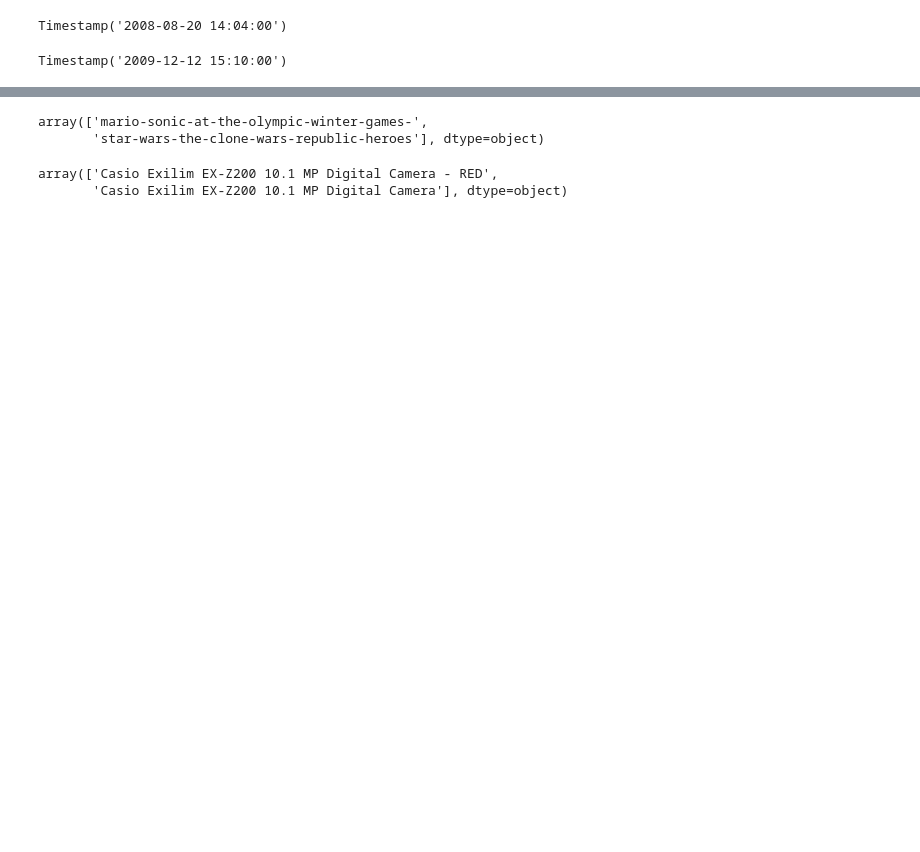
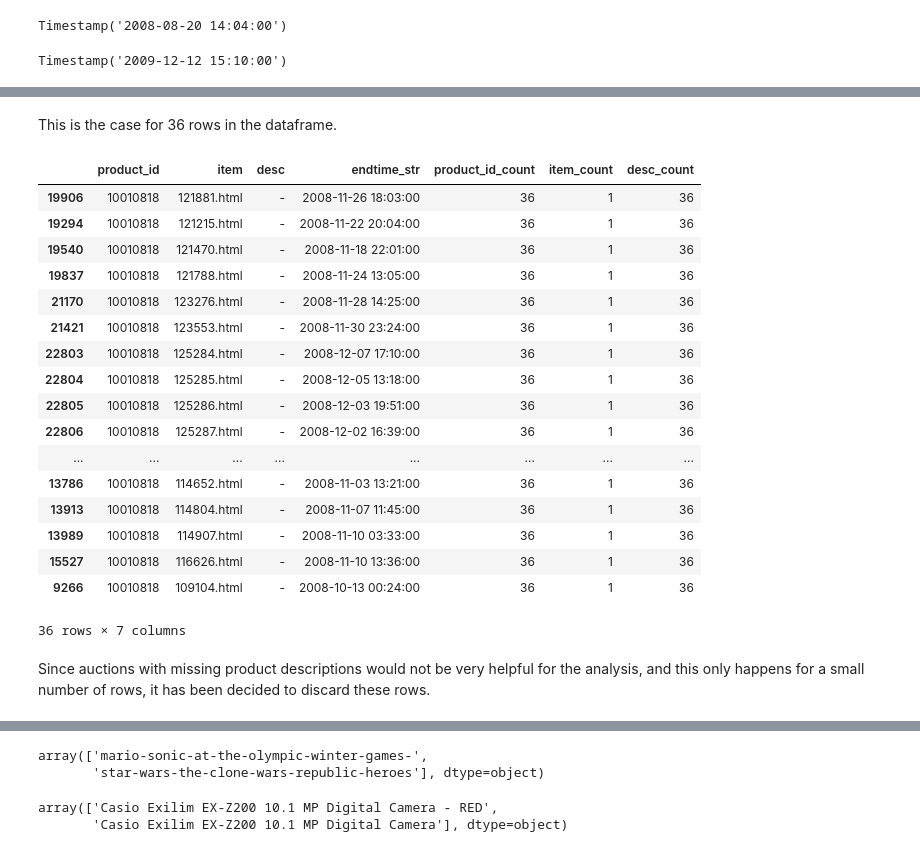
Before and after one commit to sergio-valmorisco-sierra/tfm_data_science_sergio_valmorisco_sierra, a Jupyter notebook: Estadisticas.ipynb, the cells around one changed output, grey strips where cells are left out. Saved outputs shown, nothing was run; the diff lists cells and outputs as text; code cells hidden in the pictures; blank space fills up the shorter version.

```diff
--- a/Estadisticas.ipynb
+++ b/Estadisticas.ipynb
@@ -63,0 +188,25 @@ Timestamp('2009-12-12 15:10:00')
+# %% [markdown]
+This is the case for 36 rows in the dataframe.
+# %%
+itemVsDescDf[itemVsDescDf.apply(lambda x : "html" in x['item'], axis=1)]
+# %% [output]
+|  | product_id | item | desc | endtime_str | product_id_count | item_count | desc_count |
+| 19906 | 10010818 | 121881.html | - | 2008-11-26 18:03:00 | 36 | 1 | 36 |
+| 19294 | 10010818 | 121215.html | - | 2008-11-22 20:04:00 | 36 | 1 | 36 |
+| 19540 | 10010818 | 121470.html | - | 2008-11-18 22:01:00 | 36 | 1 | 36 |
+| 19837 | 10010818 | 121788.html | - | 2008-11-24 13:05:00 | 36 | 1 | 36 |
+| 21170 | 10010818 | 123276.html | - | 2008-11-28 14:25:00 | 36 | 1 | 36 |
+| 21421 | 10010818 | 123553.html | - | 2008-11-30 23:24:00 | 36 | 1 | 36 |
+| 22803 | 10010818 | 125284.html | - | 2008-12-07 17:10:00 | 36 | 1 | 36 |
+| 22804 | 10010818 | 125285.html | - | 2008-12-05 13:18:00 | 36 | 1 | 36 |
+| 22805 | 10010818 | 125286.html | - | 2008-12-03 19:51:00 | 36 | 1 | 36 |
+| 22806 | 10010818 | 125287.html | - | 2008-12-02 16:39:00 | 36 | 1 | 36 |
+| ... | ... | ... | ... | ... | ... | ... | ... |
+| 13786 | 10010818 | 114652.html | - | 2008-11-03 13:21:00 | 36 | 1 | 36 |
+| 13913 | 10010818 | 114804.html | - | 2008-11-07 11:45:00 | 36 | 1 | 36 |
+| 13989 | 10010818 | 114907.html | - | 2008-11-10 03:33:00 | 36 | 1 | 36 |
+| 15527 | 10010818 | 116626.html | - | 2008-11-10 13:36:00 | 36 | 1 | 36 |
+| 9266 | 10010818 | 109104.html | - | 2008-10-13 00:24:00 | 36 | 1 | 36 |
+36 rows × 7 columns
+# %% [markdown]
+Since auctions with missing product descriptions would not be very helpful for the analysis, and this only happens for a small number of rows, it has been decided to discard these rows.
```
Also changed, not shown: parts of 41 cells of this notebook.
